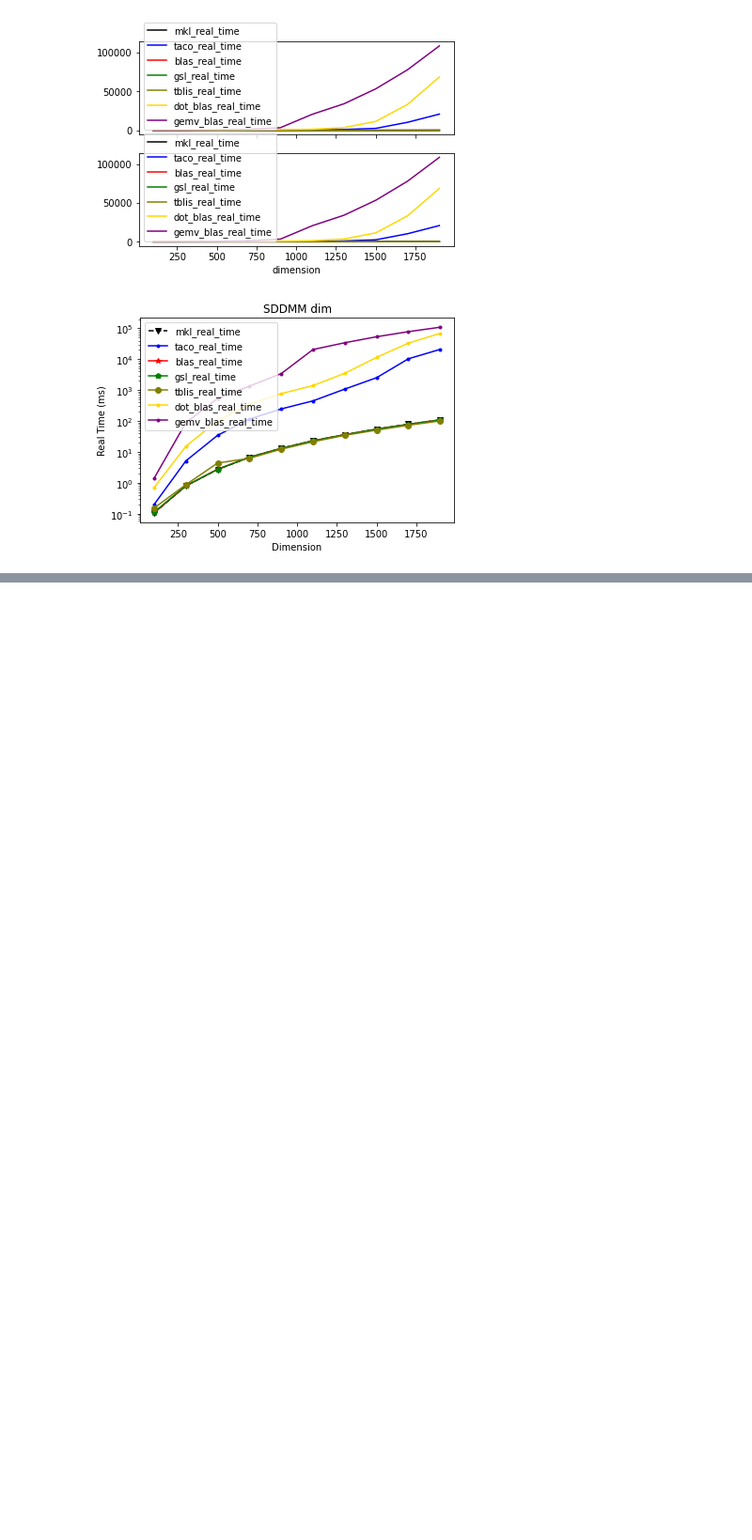
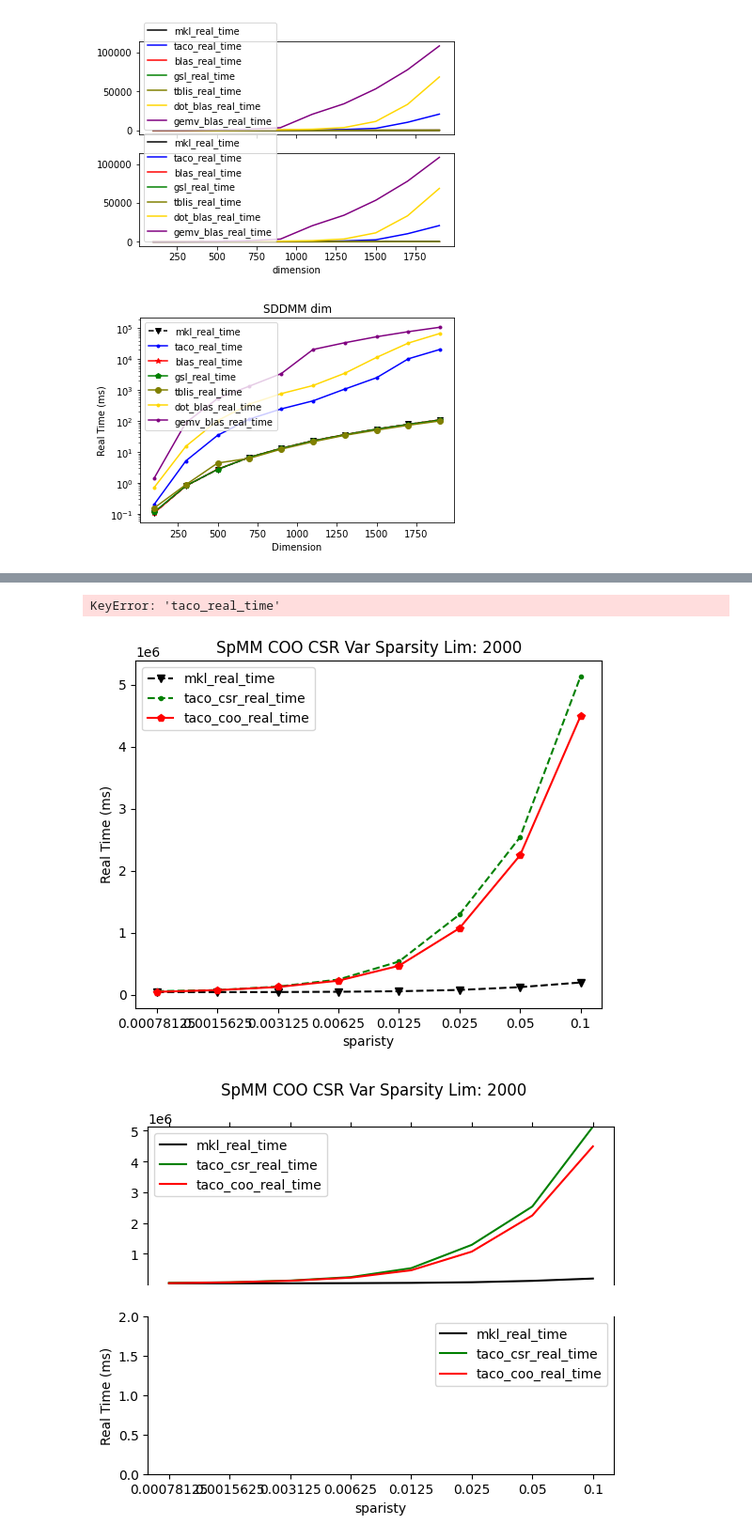
Before and after one commit to tensor-compiler/mosaic-benchmarks, a Jupyter notebook: data-benchmarks/bench-script.ipynb, the cells around one changed output, grey strips where cells are left out. Shown at 94% size. Cells and saved outputs as stored; diff of their text form; code cells hidden in the pictures; blank space fills up the shorter version.

```diff
--- a/data-benchmarks/bench-script.ipynb
+++ b/data-benchmarks/bench-script.ipynb
@@ -492,0 +503,8 @@ max    206.434119   0.337023   0.191959
+# %%
+save_plots_seperate_sparsity("coo_csr_bench/result_lim_sparse", "./", \
+                             ["mkl", "taco_csr","taco_coo"], \
+                             "SpMM COO CSR Var Sparsity Lim: 2000", 2,  [0.00078125, 0.0015625, 0.003125, 0.00625, 0.0125, 0.025, 0.05, 0.1])
+# %% [output]
+KeyError: 'taco_real_time'
+[figure, added]
+[figure, added]
```
Also changed, not shown: parts of 5 cells of this notebook, 24 other files.
